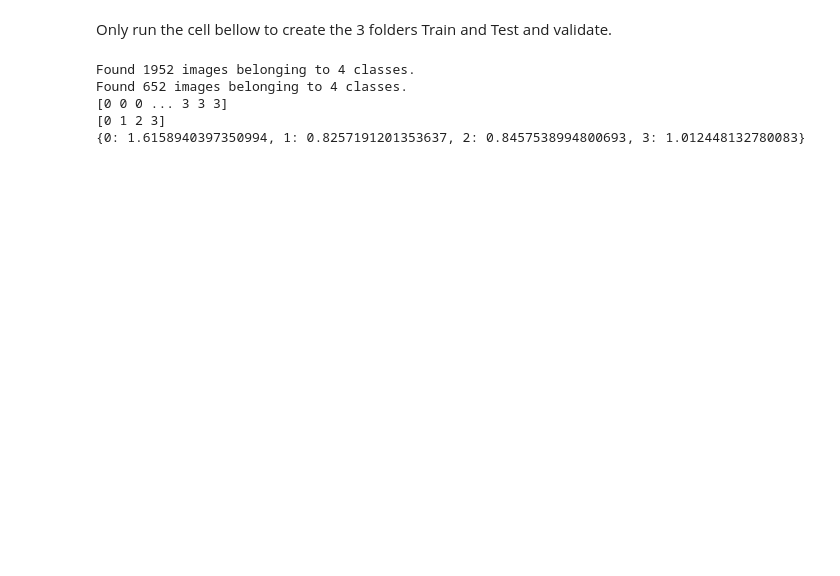
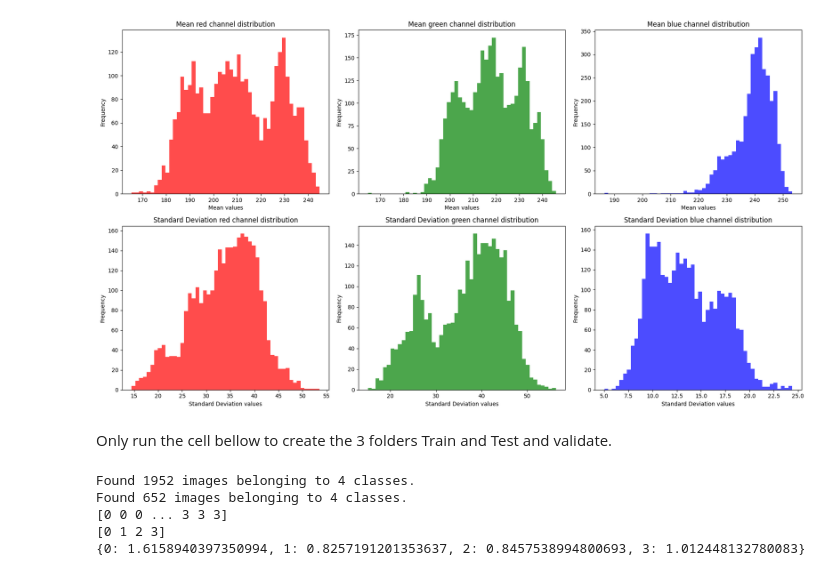
Before and after one commit to Fnriquel/281-Project, a Jupyter notebook: Efficiennet_Colabversion_preprocess.ipynb, the cells around one changed output. Cells and saved outputs as stored; diff of their text form; code cells hidden in the pictures; blank space fills up the shorter version.

```diff
--- a/Efficiennet_Colabversion_preprocess.ipynb
+++ b/Efficiennet_Colabversion_preprocess.ipynb
@@ -240,3 +306,63 @@ def get_images_processing(directory, processing='adaptive_histogram_equalization
+# %%
+import cv2
+import numpy as np
+import os
+import matplotlib.pyplot as plt
+
+main_directory = "/content/drive/MyDrive/W281/Original"
+class_folders = os.listdir(main_directory)
+
+means = []
+stds = []
+
+batch_size = 50
+
+for class_folder in class_folders:
+    class_directory = os.path.join(main_directory, class_folder)
+    image_filenames = os.listdir(class_directory)
+
+    for i in range(0, len(image_filenames), batch_size):
+        batch_filenames = image_filenames[i:i+batch_size]
+        batch_means = []
+        batch_stds = []
+
+        for filename in batch_filenames:
+            img_path = os.path.join(class_directory, filename)
+            img = cv2.imread(img_path)
+            img_rgb = cv2.cvtColor(img, cv2.COLOR_BGR2RGB)
+
+            mean = img_rgb.mean(axis=(0, 1))
+            std = img_rgb.std(axis=(0, 1))
+
+            batch_means.append(mean)
+            batch_stds.append(std)
+
+        means.extend(batch_means)
+        stds.extend(batch_stds)
+
+means = np.array(means)
+stds = np.array(stds)
+
+colors = ['red', 'green', 'blue']
+bins = 50
+
+fig, axs = plt.subplots(2, 3, figsize=(18, 10))
+
+for i, color in enumerate(colors):
+    axs[0, i].hist(means[:, i], bins=bins, color=color, alpha=0.7)
+    axs[0, i].set_title(f'Mean {color} channel distribution')
+    axs[0, i].set_xlabel('Mean values')
+    axs[0, i].set_ylabel('Frequency')
+
+    axs[1, i].hist(stds[:, i], bins=bins, color=color, alpha=0.7)
+    axs[1, i].set_title(f'Standard Deviation {color} channel distribution')
+    axs[1, i].set_xlabel('Standard Deviation values')
+    axs[1, i].set_ylabel('Frequency')
+
+plt.tight_layout()
+plt.show()
+# %% [output]
+[figure, added]
 # %% [markdown]
 Only run the cell bellow to create the 3 folders Train and Test and validate.
 # %%
```
Also changed, not shown: parts of 27 cells of this notebook.
